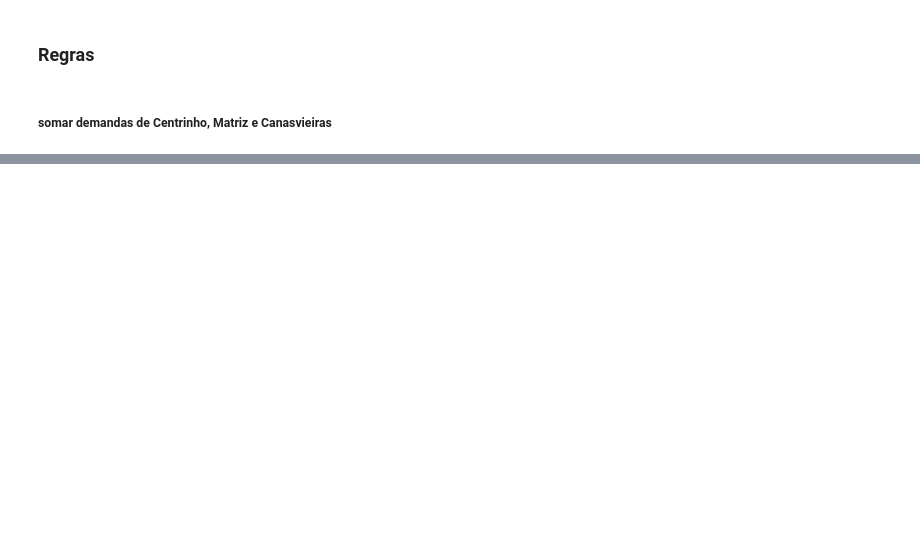
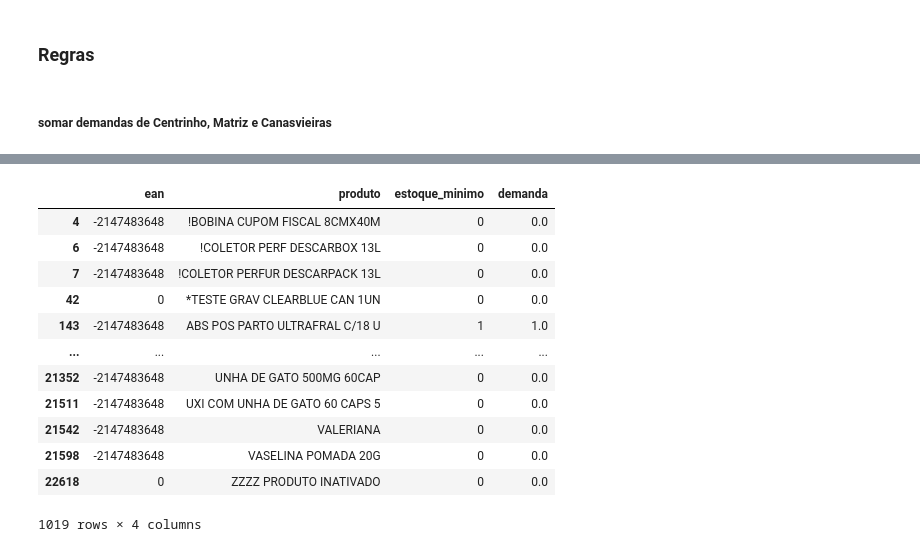
Before and after one commit to emersonsoaressc/spx, a Jupyter notebook: criar_demanda_trindade.ipynb, the cells around one changed output, grey strips where cells are left out. Saved outputs shown, nothing was run; the diff lists cells and outputs as text; code cells hidden in the pictures; blank space fills up the shorter version.

```diff
--- a/criar_demanda_trindade.ipynb
+++ b/criar_demanda_trindade.ipynb
@@ -141,0 +142,16 @@ df_geral
+# %%
+df_estoque_canasvieiras
+# %% [output]
+|  | ean | produto | estoque_minimo | demanda |
+| 4 | -2147483648 | !BOBINA CUPOM FISCAL 8CMX40M | 0 | 0.0 |
+| 6 | -2147483648 | !COLETOR PERF DESCARBOX 13L | 0 | 0.0 |
+| 7 | -2147483648 | !COLETOR PERFUR DESCARPACK 13L | 0 | 0.0 |
+| 42 | 0 | *TESTE GRAV CLEARBLUE CAN 1UN | 0 | 0.0 |
+| 143 | -2147483648 | ABS POS PARTO ULTRAFRAL C/18 U | 1 | 1.0 |
+| ... | ... | ... | ... | ... |
+| 21352 | -2147483648 | UNHA DE GATO 500MG 60CAP | 0 | 0.0 |
+| 21511 | -2147483648 | UXI COM UNHA DE GATO 60 CAPS 5 | 0 | 0.0 |
+| 21542 | -2147483648 | VALERIANA | 0 | 0.0 |
+| 21598 | -2147483648 | VASELINA POMADA 20G | 0 | 0.0 |
+| 22618 | 0 | ZZZZ PRODUTO INATIVADO | 0 | 0.0 |
+1019 rows × 4 columns
```
Also changed, not shown: parts of 13 cells of this notebook, 3 other files.
